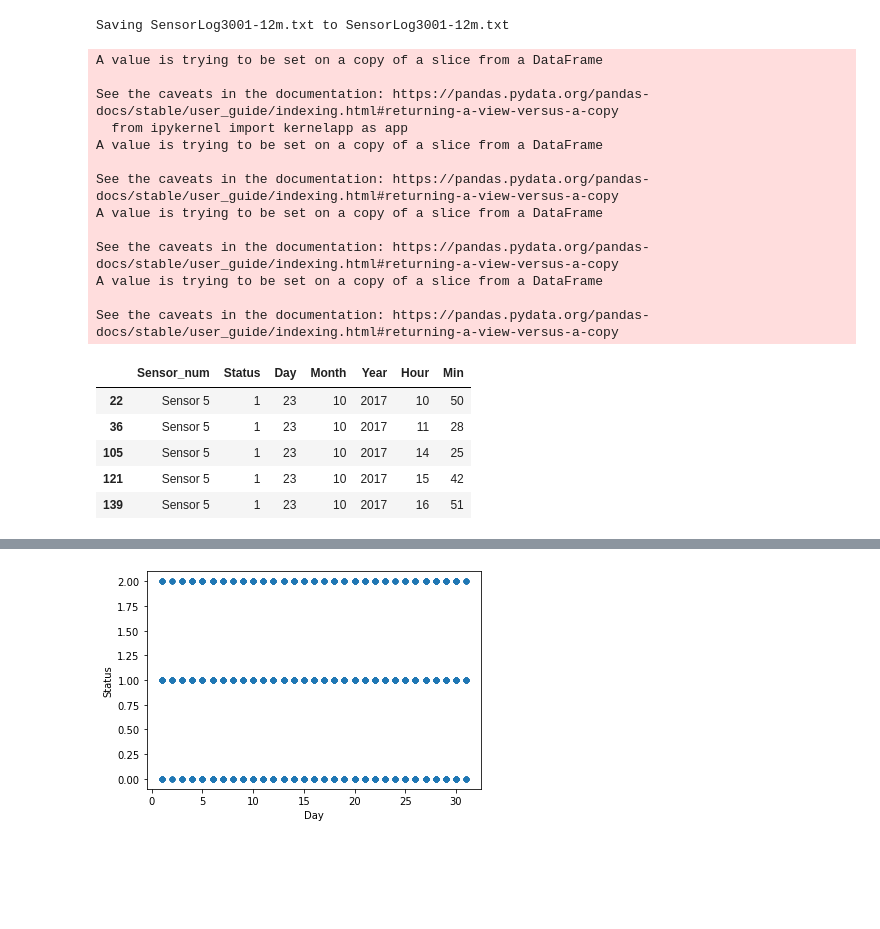
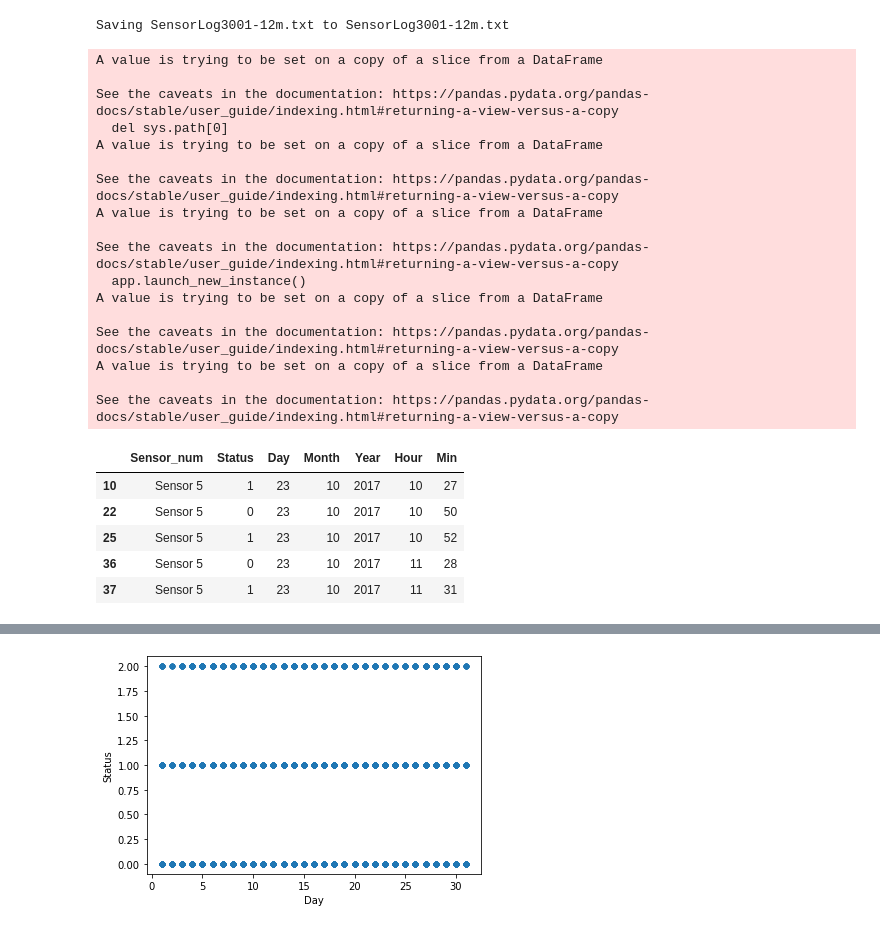
Before and after one commit to aorbani/SmartCity_DS, a Jupyter notebook: Smart_2.ipynb, the cells around one changed output, grey strips where cells are left out. Saved outputs shown, nothing was run; the diff lists cells and outputs as text; code cells hidden in the pictures; blank space fills up the shorter version.

```diff
--- a/Smart_2.ipynb
+++ b/Smart_2.ipynb
@@ -31,24 +45,22 @@ dataset = pd.DataFrame({'House_Number': data[:, 0], 'Sensor_num': data[:, 1], 'S
 bed_data = dataset.drop(['House_Number','Counter','Time_elapsed'], axis = 'columns')
 bed_data[['Year','Day','Month','Hour','Min']] = bed_data[['Year','Day','Month','Hour','Min']].astype(int)
 #slept = False
-column_names = ["Month","Day","Sleeping duration: hr","min"]
+column_names = ["Month","Day","Sleeping duration: hr","Sleeping duration: min","Sleeping start: hr","Sleeping start: min","Sleeping end: hr","Sleeping end: min"]
 DurationSlept = pd.DataFrame(columns = column_names)
 j=0
-# 0 for
-# 1 for
-# 2 for
+
 for i,sensor in enumerate(bed_data.Sensor_num):
     if (sensor =='Sensor 7'):
       if (bed_data.loc[i].Status=="Chair Sensor Occupied"):
         bed_data['Status'][i] = 0
     if (sensor=='Sensor 5'):
       if (bed_data.loc[i].Status == "Pat's Bedroom Motion Activated"):
+        bed_data['Status'][i] = 0
+      else:
         bed_data['Status'][i] = 1
-      else:
-        bed_data = bed_data.drop([i])
     elif(sensor=='Sensor 8'):
       if (bed_data.loc[i].Status == "ABS Bed Sensor Occupied" or bed_data.loc[i].Status == "ABS Bed Sensor was occupied"):
-        bed_data['Status'][i] = 2
+        bed_data['Status'][i] = 1
         slept = True
         day = bed_data.loc[i].Day
         hr = bed_data.loc[i].Hour
@@ -60,38 +72,55 @@ for i,sensor in enumerate(bed_data.Sensor_num):
           hr2 =  bed_data.loc[i].Hour - hr
           if hr2<0:
             hr2+=24
 
           min2 = bed_data.loc[i].Min - minn
           if min2<0:
             min2+=60
 
           if hr2>0:
-            DurationSlept.loc[j]=([dataset.loc[i].Month, dataset.loc[i].Day, dataset.loc[i].Hour, dataset.loc[i].Min])
+            if (j==0):
+              DurationSlept.loc[j]=([dataset.loc[i].Month, dataset.loc[i].Day,hr2,min2,hr,minn, dataset.loc[i].Hour, dataset.loc[i].Min])
+            else:
+              lastslept = DurationSlept.at[j-1,"Sleeping start: hr"] -hr
+              if lastslept<0:
+                lastslept+=24
+              if (lastslept <2):
+                DurationSlept.at[j-1,"Sleeping end: hr"] = bed_data.loc[i].Hour
+                DurationSlept.at[j-1,"Sleeping end: min"] = bed_data.loc[i].Min
+                DurationSlept.at[j-1,"Sleeping duration: hr"] += hr2
+                DurationSlept.at[j-1,"Sleeping duration: min"] += min2
+                j-=1
+              else:
+                DurationSlept.loc[j]=([dataset.loc[i].Month, dataset.loc[i].Day,hr2,min2,hr,minn, dataset.loc[i].Hour, dataset.loc[i].Min])
             j+=1
-          slept =False
+        slept =False
           #bed_data = bed_data.drop([i])
 
     else:
       bed_data = bed_data.drop([i])
 
 bed_data.head()
 # %% [output]
 A value is trying to be set on a copy of a slice from a DataFrame
 
 See the caveats in the documentation: https://pandas.pydata.org/pandas-docs/stable/user_guide/indexing.html#returning-a-view-versus-a-copy
-  from ipykernel import kernelapp as app
+  del sys.path[0]
 A value is trying to be set on a copy of a slice from a DataFrame
 
 See the caveats in the documentation: https://pandas.pydata.org/pandas-docs/stable/user_guide/indexing.html#returning-a-view-versus-a-copy
 A value is trying to be set on a copy of a slice from a DataFrame
 
 See the caveats in the documentation: https://pandas.pydata.org/pandas-docs/stable/user_guide/indexing.html#returning-a-view-versus-a-copy
+  app.launch_new_instance()
 A value is trying to be set on a copy of a slice from a DataFrame
 
 See the caveats in the documentation: https://pandas.pydata.org/pandas-docs/stable/user_guide/indexing.html#returning-a-view-versus-a-copy
+A value is trying to be set on a copy of a slice from a DataFrame
+
+See the caveats in the documentation: https://pandas.pydata.org/pandas-docs/stable/user_guide/indexing.html#returning-a-view-versus-a-copy
 |  | Sensor_num | Status | Day | Month | Year | Hour | Min |
-| 22 | Sensor 5 | 1 | 23 | 10 | 2017 | 10 | 50 |
-| 36 | Sensor 5 | 1 | 23 | 10 | 2017 | 11 | 28 |
-| 105 | Sensor 5 | 1 | 23 | 10 | 2017 | 14 | 25 |
-| 121 | Sensor 5 | 1 | 23 | 10 | 2017 | 15 | 42 |
-| 139 | Sensor 5 | 1 | 23 | 10 | 2017 | 16 | 51 |
+| 10 | Sensor 5 | 1 | 23 | 10 | 2017 | 10 | 27 |
+| 22 | Sensor 5 | 0 | 23 | 10 | 2017 | 10 | 50 |
+| 25 | Sensor 5 | 1 | 23 | 10 | 2017 | 10 | 52 |
+| 36 | Sensor 5 | 0 | 23 | 10 | 2017 | 11 | 28 |
+| 37 | Sensor 5 | 1 | 23 | 10 | 2017 | 11 | 31 |
```
Also changed, not shown: parts of 16 cells of this notebook.
